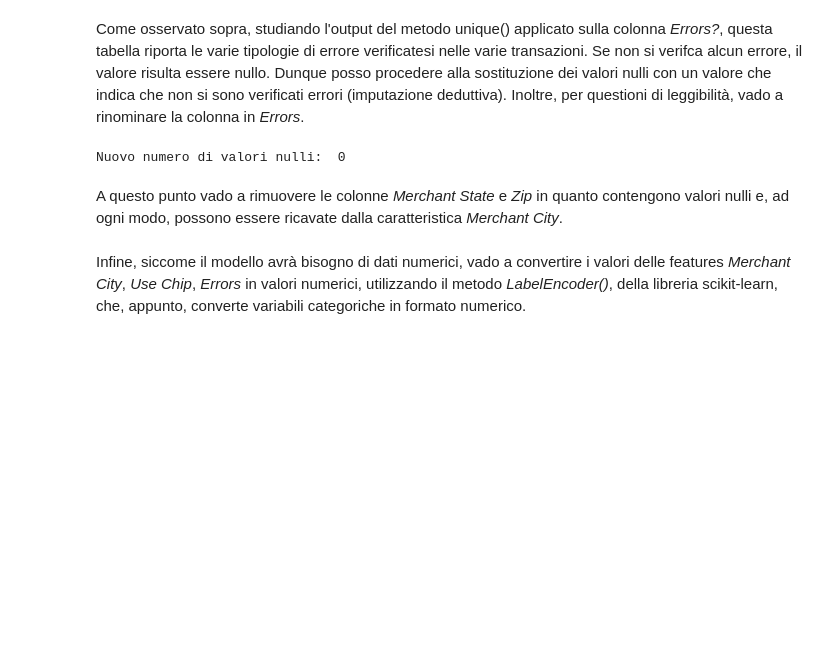
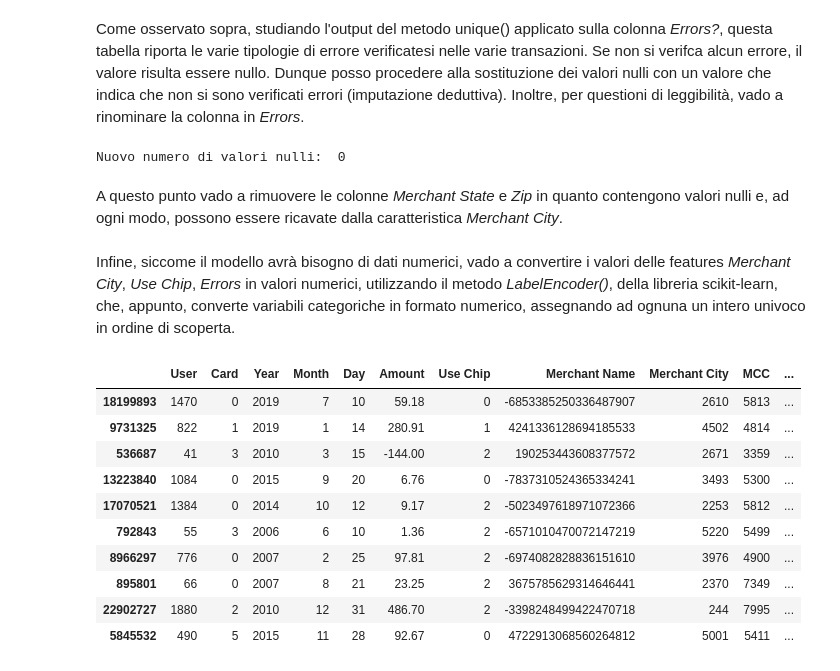
Before and after one commit to marcosantoriello/CCFDetector, a Jupyter notebook: CreditCardFraudDetector.ipynb, the cells around one changed output. Saved outputs shown, nothing was run; the diff lists cells and outputs as text; code cells hidden in the pictures; blank space fills up the shorter version.

```diff
--- a/CreditCardFraudDetector.ipynb
+++ b/CreditCardFraudDetector.ipynb
@@ -288,4 +288,4 @@ A questo punto vado a rimuovere le colonne *Merchant State* e *Zip* in quanto co
 # %%
 df.drop(['Merchant State', 'Zip'], axis=1, inplace=True)
 # %% [markdown]
-Infine, siccome il modello avrà bisogno di dati numerici, vado a convertire i valori delle features *Merchant City*, *Use Chip*, *Errors* in valori numerici, utilizzando il metodo *LabelEncoder()*, della libreria scikit-learn, che, appunto, converte variabili categoriche in formato numerico.
+Infine, siccome il modello avrà bisogno di dati numerici, vado a convertire i valori delle features *Merchant City*, *Use Chip*, *Errors* in valori numerici, utilizzando il metodo *LabelEncoder()*, della libreria scikit-learn, che, appunto, converte variabili categoriche in formato numerico, assegnando ad ognuna un intero univoco in ordine di scoperta.
@@ -291,0 +294,17 @@ Infine, siccome il modello avrà bisogno di dati numerici, vado a convertire i v
+# %%
+df["Merchant City"]=LabelEncoder().fit_transform(df["Merchant City"])
+df["Use Chip"]=LabelEncoder().fit_transform(df["Use Chip"])
+df["Errors"]=LabelEncoder().fit_transform(df["Errors"])
+df.head(10)
+# %% [output]
+|  | User | Card | Year | Month | Day | Amount | Use Chip | Merchant Name | Merchant City | MCC | ... |
+| 18199893 | 1470 | 0 | 2019 | 7 | 10 | 59.18 | 0 | -6853385250336487907 | 2610 | 5813 | ... |
+| 9731325 | 822 | 1 | 2019 | 1 | 14 | 280.91 | 1 | 4241336128694185533 | 4502 | 4814 | ... |
+| 536687 | 41 | 3 | 2010 | 3 | 15 | -144.00 | 2 | 190253443608377572 | 2671 | 3359 | ... |
+| 13223840 | 1084 | 0 | 2015 | 9 | 20 | 6.76 | 0 | -7837310524365334241 | 3493 | 5300 | ... |
+| 17070521 | 1384 | 0 | 2014 | 10 | 12 | 9.17 | 2 | -5023497618971072366 | 2253 | 5812 | ... |
+| 792843 | 55 | 3 | 2006 | 6 | 10 | 1.36 | 2 | -6571010470072147219 | 5220 | 5499 | ... |
+| 8966297 | 776 | 0 | 2007 | 2 | 25 | 97.81 | 2 | -6974082828836151610 | 3976 | 4900 | ... |
+| 895801 | 66 | 0 | 2007 | 8 | 21 | 23.25 | 2 | 3675785629314646441 | 2370 | 7349 | ... |
+| 22902727 | 1880 | 2 | 2010 | 12 | 31 | 486.70 | 2 | -3398248499422470718 | 244 | 7995 | ... |
+| 5845532 | 490 | 5 | 2015 | 11 | 28 | 92.67 | 0 | 4722913068560264812 | 5001 | 5411 | ... |
```
Also changed, not shown: parts of 6 cells of this notebook.
